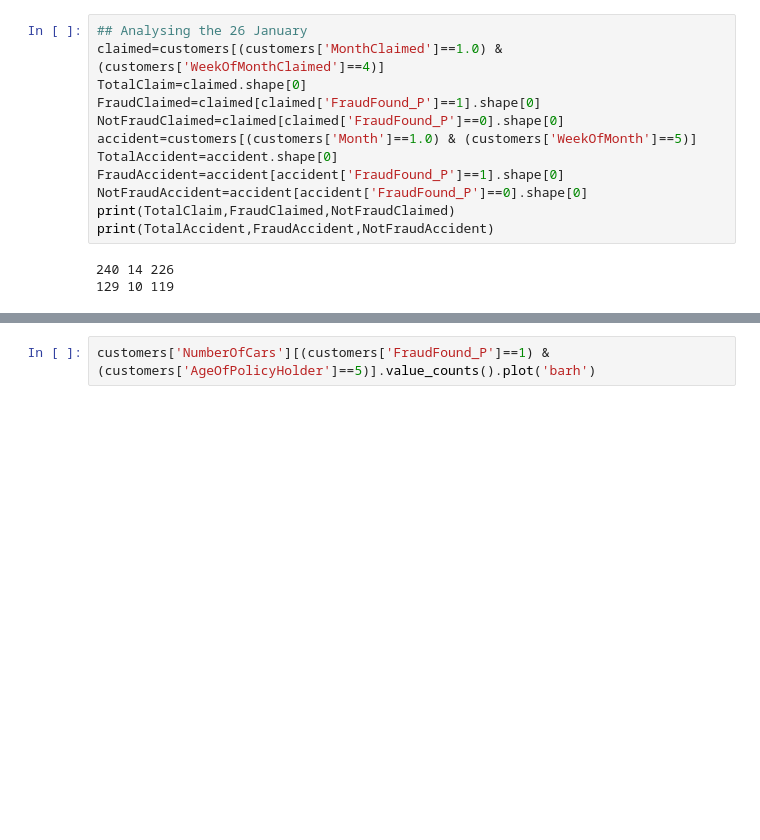
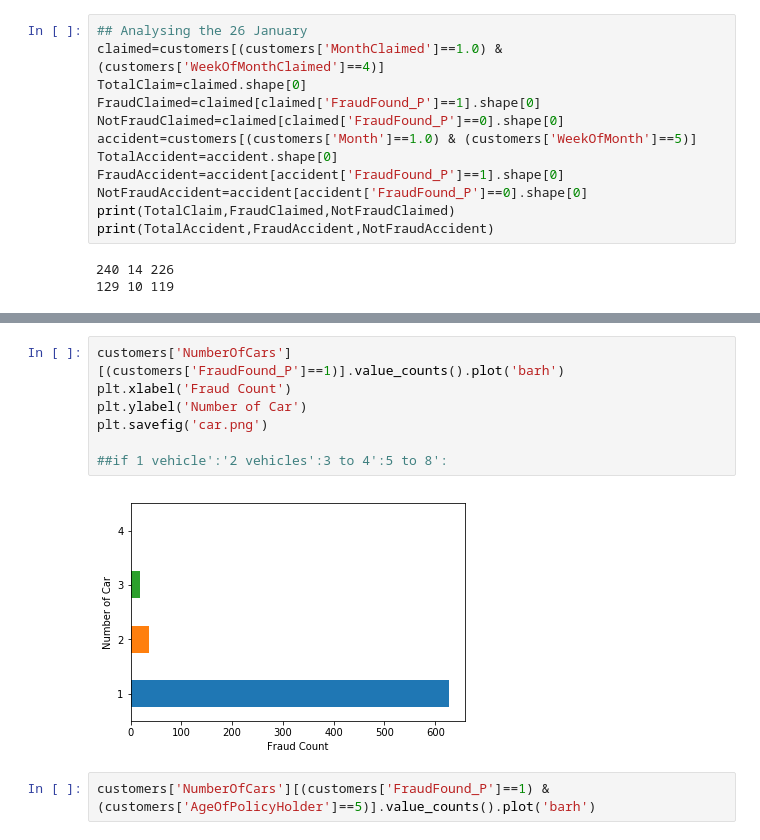
Before and after one commit to Siddharth-Singhs/EXL, a Jupyter notebook: SiddharthNewDataset.ipynb, the cells around one changed output, grey strips where cells are left out. Saved outputs shown, nothing was run; the diff lists cells and outputs as text; blank space fills up the shorter version.

```diff
--- a/SiddharthNewDataset.ipynb
+++ b/SiddharthNewDataset.ipynb
@@ -401,3 +416,12 @@ customers['NumberOfCars'][customers['FraudFound_P']==1].value_counts().plot('bar
+# %%
+customers['NumberOfCars'][(customers['FraudFound_P']==1)].value_counts().plot('barh')
+plt.xlabel('Fraud Count')
+plt.ylabel('Number of Car')
+plt.savefig('car.png')
+
+##if 1 vehicle':'2 vehicles':3 to 4':5 to 8':
+# %% [output]
+[figure, added]
 # %%
 customers['NumberOfCars'][(customers['FraudFound_P']==1) & (customers['AgeOfPolicyHolder']==5)].value_counts().plot('barh')
 # %% [output]
```
Also changed, not shown: parts of 12 cells of this notebook, 4 other files.
